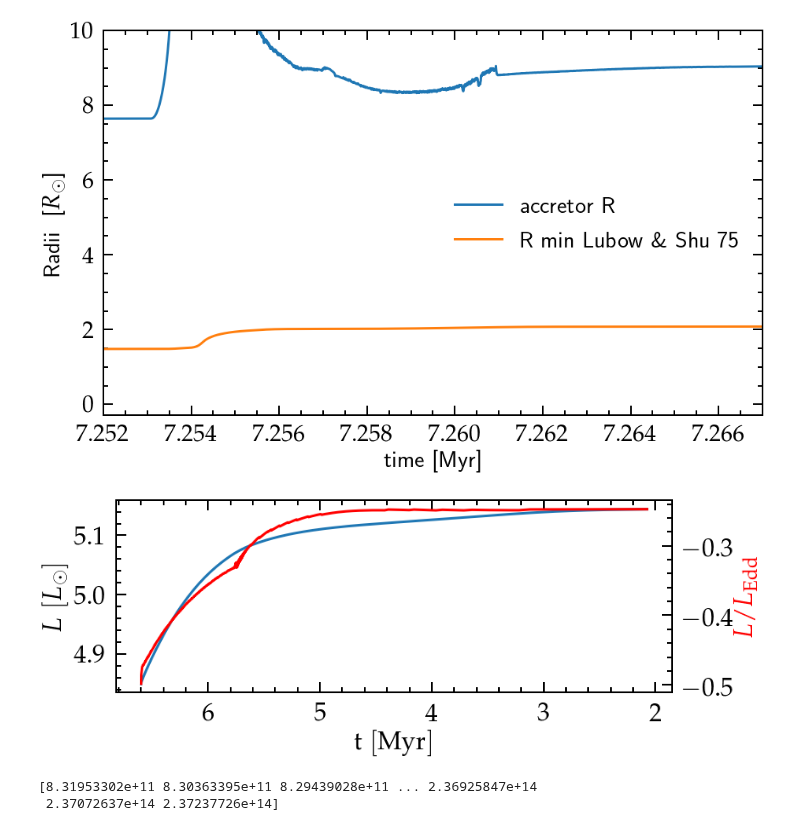
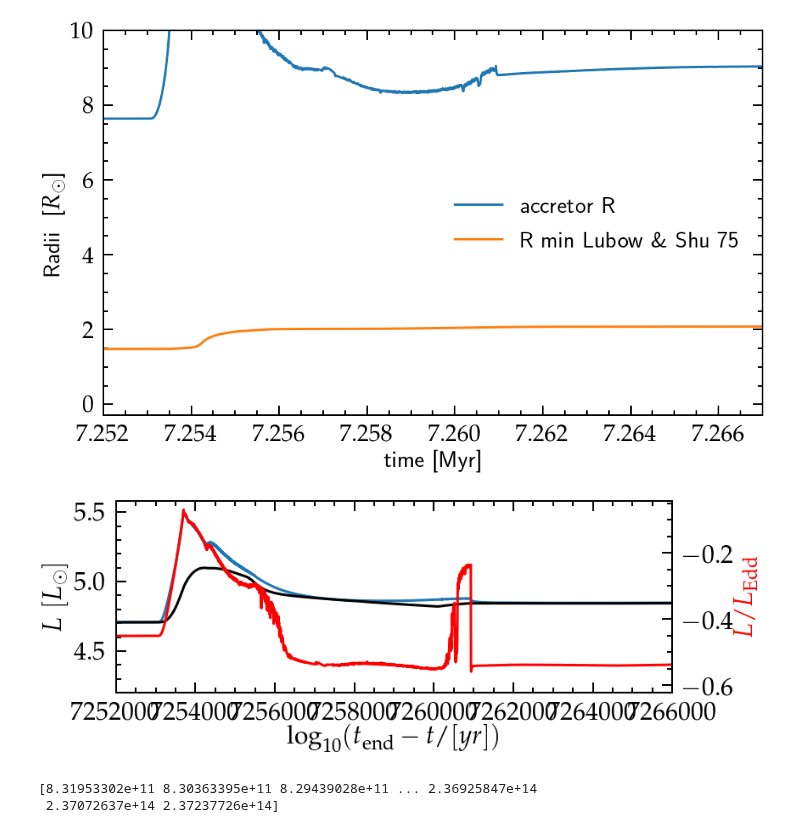
Before and after one commit to mathren/zeta_oph, a Jupyter notebook: notebooks/Best_model.ipynb, the cells around one changed output. Cells and saved outputs as stored; diff of their text form; code cells hidden in the pictures.

```diff
--- a/notebooks/Best_model.ipynb
+++ b/notebooks/Best_model.ipynb
@@ -882,3 +676,22 @@ Solid angle estimate at SN explosion: 0.0018379030444748007
 total M1 lost 10.60
 total M2 accreted 3.37
 final v_orb: 134.93887808376766
+# %%
+# get age of single stars at the Teff of zeta Ophiuchi
+target_Teff = 32000
+err_target_Teff = 2000
+
+# single stars
+single_root = "/mnt/home/mrenzo/RUNS/zeta_ophiuchi/single_star/Z0.01/20/"
+single_stars = glob.glob(single_root+'/*')
+
+for f in single_stars:
+    hfile = f+'/LOGS/history.data'
+    logL, logTeff = getlogLlogTeff(hfile)
+    src, col = getSrcCol(hfile)
+    t = src[:, col.index("star_age")]*1e-6
+
+    # ind = ((10**logTeff <= target_Teff+err_target_Teff) & (10**logTeff >= target_Teff-err_target_Teff))
+    # print("20Msun", f.split('/')[-1],"\t", min(t[ind]), max(t[ind]))
+    ind = np.argmin(np.absolute(logTeff-np.log10(32000)))
+    print("20Msun", f.split('/')[-1],"\t", t[ind])
@@ -918,29 +737,31 @@ ax.set_ylim(ymax=10)
 # %%
 # accretor luminosity and Eddington ratio
 def L_and_Edd_ratio(hfile):
     src, col = getSrcCol(hfile)
     l = src[:, col.index("log_L")]
+    l_nuc = src[:, col.index("log_Lnuc")]
     l_div_ledd = src[:, col.index("log_L_div_Ledd")]
     t = src[:, col.index("star_age")]
     fig = plt.figure(figsize=(12.5,10))
     gs = gridspec.GridSpec(120, 100)
     ax = fig.add_subplot(gs[:50,:94])
     bx = ax.twinx()
-    t = np.log10(t[-1]-t)
+    # t = np.log10(t[-1]-t)
     ax.plot(t, l)
+    ax.plot(t, l_nuc, 'k')
     bx.plot(t, l_div_ledd,c='r')
     bx.set_ylabel("$L/L_\mathrm{Edd}$", c='r')
     ax.set_ylabel(r"$L \ [L_\odot]$")
-    ax.set_xlabel(r"$\mathrm{t\ [Myr]}$")
-    ax.invert_xaxis()
-
+    ax.set_xlabel(r"$\log_{10}(t_\mathrm{end}-t/[yr])$")
+    # ax.invert_xaxis()
+    ax.set_xlim(7.252e6, 7.266e6)
 # test
 dhfile = binary+"/LOGS1/history.data"
 hfile1 = binary+'/LOGS2/history.data'
 hfile2 = accretor+'/LOGS/history.data'
-L_and_Edd_ratio(hfile2)
+L_and_Edd_ratio(hfile1)
 # %% [output]
-[figure, old version]
+[figure, new version]
 # %%
 # specific J accreted vs. de Mink+2013 estimate
 
```
Also changed, not shown: parts of 6 cells of this notebook, 10 other files.
